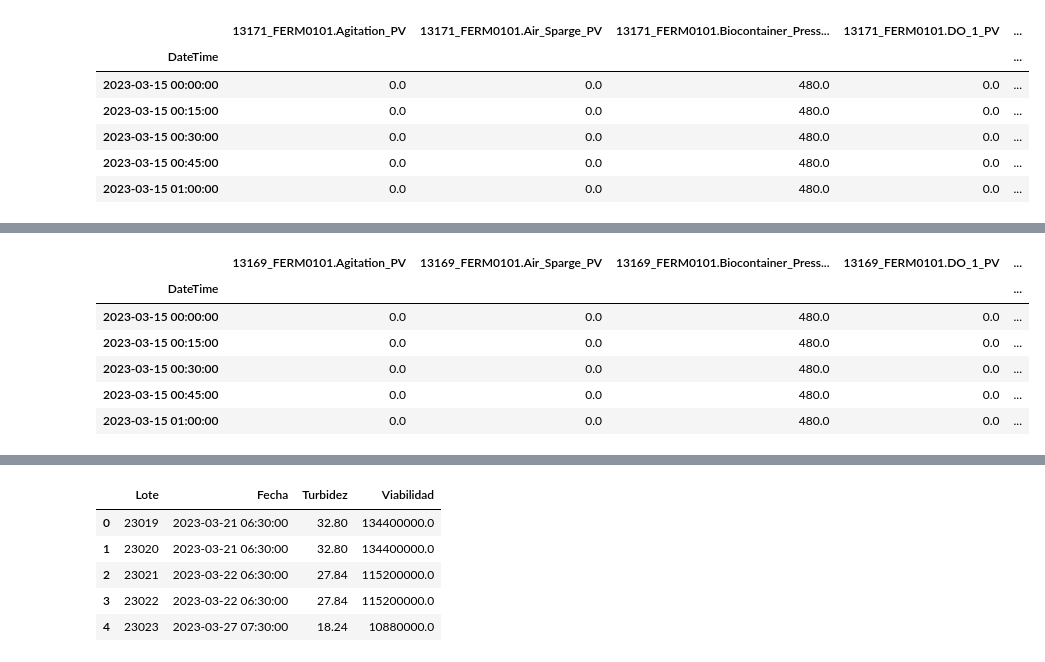
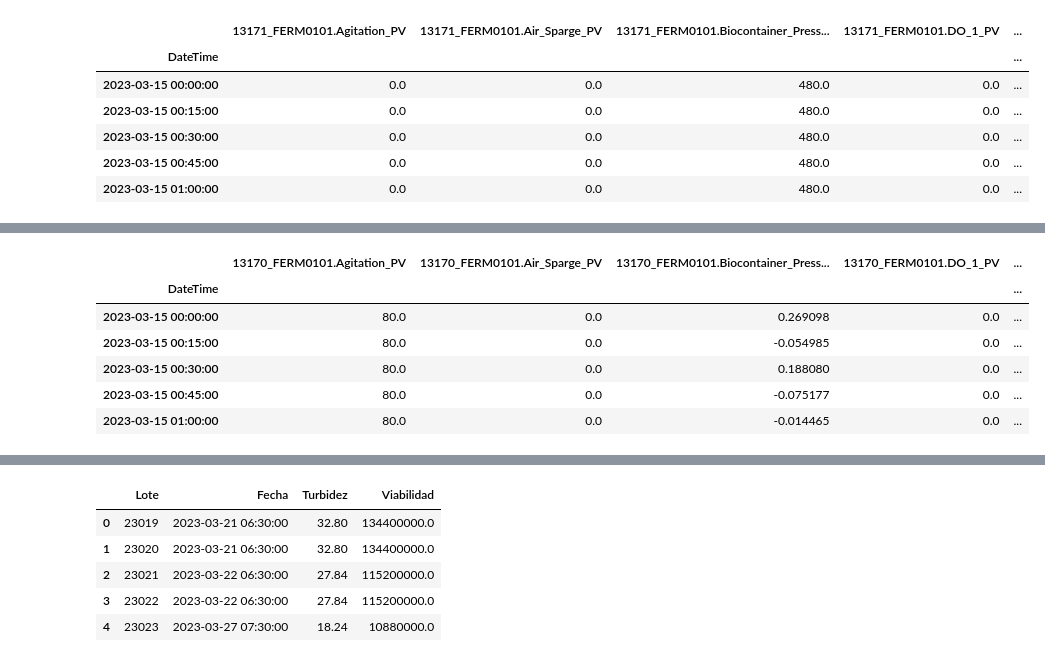
Before and after one commit to nikodyulger/datathon-los-forajidos, a Jupyter notebook: exploracion.ipynb, the cells around one changed output, grey strips where cells are left out. Drawn from its saved outputs; the diff is of its cells as text; code cells hidden in the pictures.

```diff
--- a/exploracion.ipynb
+++ b/exploracion.ipynb
@@ -631,12 +714,14 @@ df_biorreactor.head(5)
 # %%
-df_biorreactor = pd.read_excel(f'raw_data/Biorreactor {ids_cultivo_biorreactor[0]}.xlsx',
+choice = np.random.choice(ids_cultivo_biorreactor)
+
+df_biorreactor_cultivo = pd.read_excel(f'raw_data/Biorreactor {choice}.xlsx',
                                sheet_name='Datos', index_col='DateTime', parse_dates=True, engine='openpyxl')
-df_biorreactor.head(5)
+df_biorreactor_cultivo.head(5)
 # %% [output]
-|  | 13169_FERM0101.Agitation_PV | 13169_FERM0101.Air_Sparge_PV | 13169_FERM0101.Biocontainer_Press... | 13169_FERM0101.DO_1_PV | ... |
+|  | 13170_FERM0101.Agitation_PV | 13170_FERM0101.Air_Sparge_PV | 13170_FERM0101.Biocontainer_Press... | 13170_FERM0101.DO_1_PV | ... |
 | DateTime |  |  |  |  | ... |
-| 2023-03-15 00:00:00 | 0.0 | 0.0 | 480.0 | 0.0 | ... |
-| 2023-03-15 00:15:00 | 0.0 | 0.0 | 480.0 | 0.0 | ... |
-| 2023-03-15 00:30:00 | 0.0 | 0.0 | 480.0 | 0.0 | ... |
-| 2023-03-15 00:45:00 | 0.0 | 0.0 | 480.0 | 0.0 | ... |
-| 2023-03-15 01:00:00 | 0.0 | 0.0 | 480.0 | 0.0 | ... |
+| 2023-03-15 00:00:00 | 80.0 | 0.0 | 0.269098 | 0.0 | ... |
+| 2023-03-15 00:15:00 | 80.0 | 0.0 | -0.054985 | 0.0 | ... |
+| 2023-03-15 00:30:00 | 80.0 | 0.0 | 0.188080 | 0.0 | ... |
+| 2023-03-15 00:45:00 | 80.0 | 0.0 | -0.075177 | 0.0 | ... |
+| 2023-03-15 01:00:00 | 80.0 | 0.0 | -0.014465 | 0.0 | ... |
```
Also changed, not shown: parts of 13 cells of this notebook.
